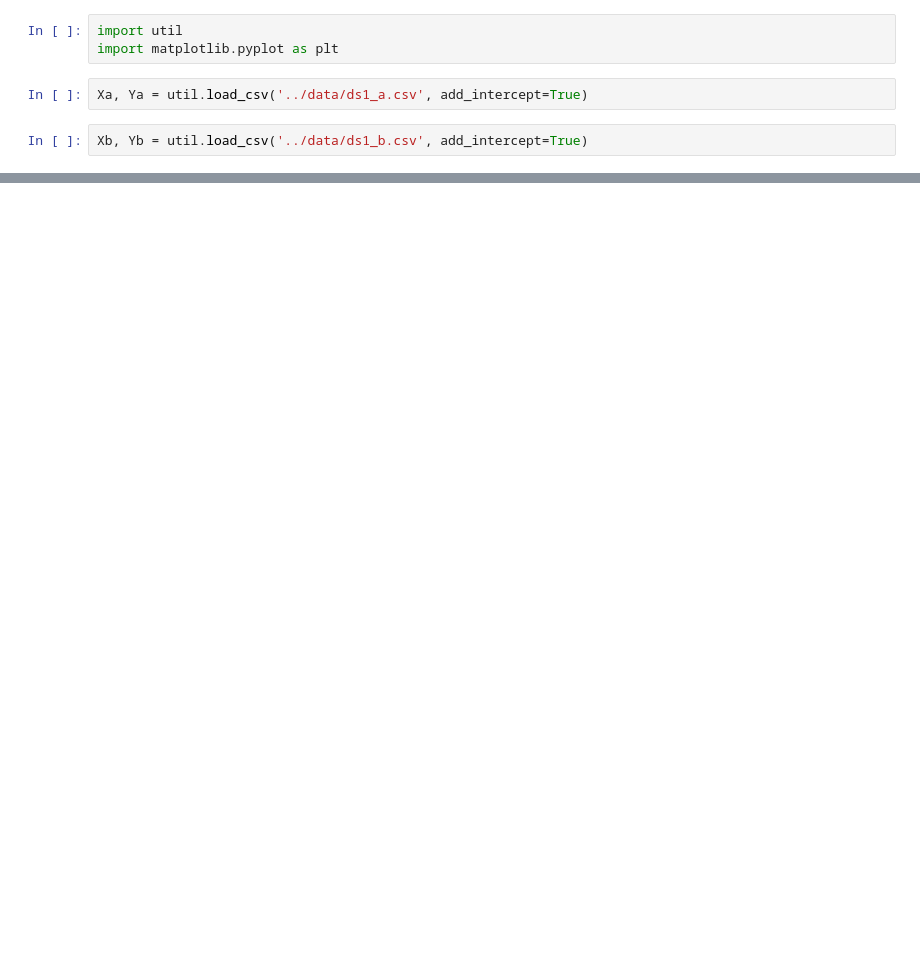
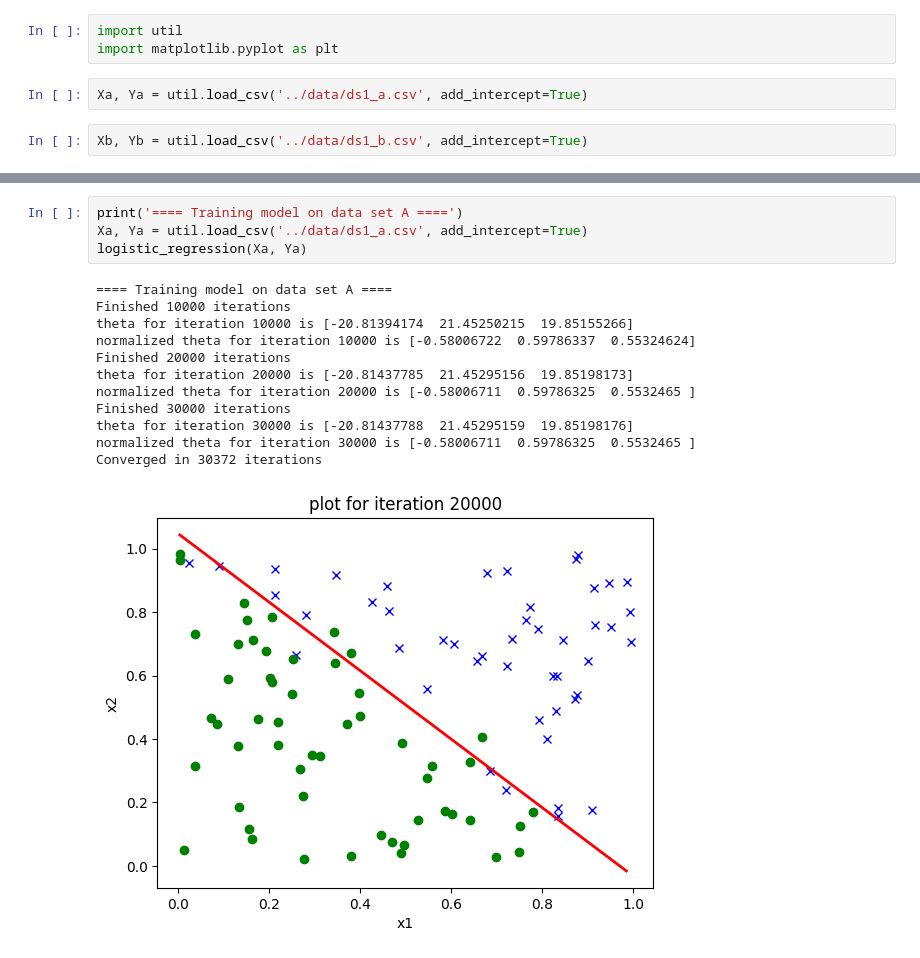
Before and after one commit to RunqiuYe/stanford-cs229, a Jupyter notebook: homework/2018-hw2/src/Untitled.ipynb, the cells around one changed output, grey strips where cells are left out. Cells and saved outputs as stored; diff of their text form; blank space fills up the shorter version.

```diff
--- a/homework/2018-hw2/src/Untitled.ipynb
+++ b/homework/2018-hw2/src/Untitled.ipynb
@@ -30,0 +90,17 @@ plot(Xb, Yb)
+# %%
+print('==== Training model on data set A ====')
+Xa, Ya = util.load_csv('../data/ds1_a.csv', add_intercept=True)
+logistic_regression(Xa, Ya)
+# %% [output]
+==== Training model on data set A ====
+Finished 10000 iterations
+theta for iteration 10000 is [-20.81394174  21.45250215  19.85155266]
+normalized theta for iteration 10000 is [-0.58006722  0.59786337  0.55324624]
+Finished 20000 iterations
+theta for iteration 20000 is [-20.81437785  21.45295156  19.85198173]
+normalized theta for iteration 20000 is [-0.58006711  0.59786325  0.5532465 ]
+Finished 30000 iterations
+theta for iteration 30000 is [-20.81437788  21.45295159  19.85198176]
+normalized theta for iteration 30000 is [-0.58006711  0.59786325  0.5532465 ]
+Converged in 30372 iterations
+[figure, added]
```
Also changed, not shown: parts of 5 cells of this notebook, 9 other files.
